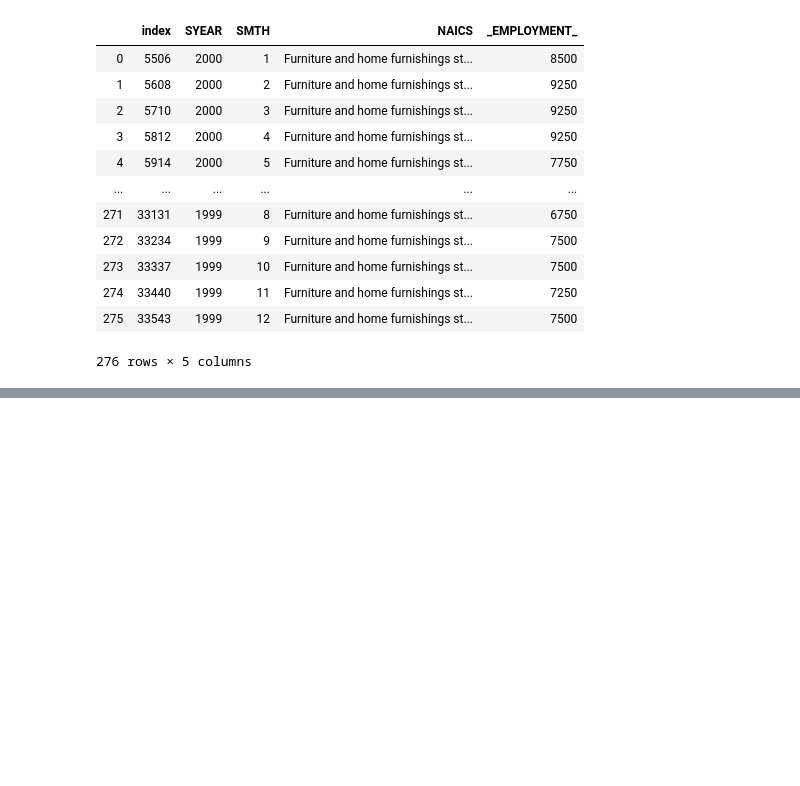
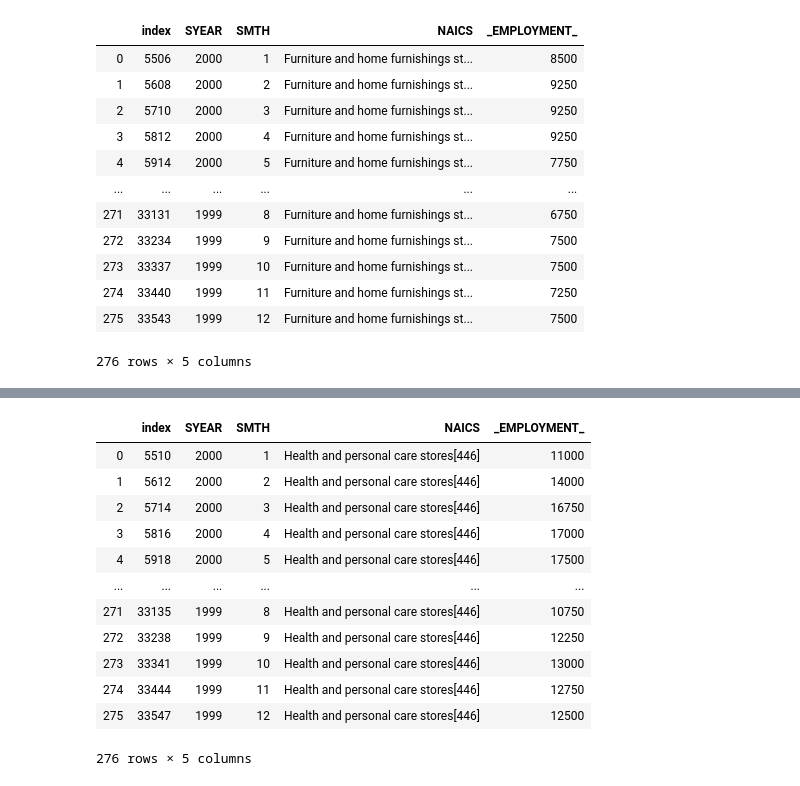
Before and after one commit to Hotlynn2/SERIES-ANALYSIS-OF-NAICS, a Jupyter notebook: Time Analysis Series.ipynb, the cells around one changed output, grey strips where cells are left out. Cells and saved outputs as stored; diff of their text form; code cells hidden in the pictures; blank space fills up the shorter version.

```diff
--- a/Time Analysis Series.ipynb
+++ b/Time Analysis Series.ipynb
@@ -1705,0 +1757,17 @@ for_523
+# %%
+Health_and_personal_care_stores = data.loc[data['NAICS'].str.contains('446', na = False)].reset_index()
+Health_and_personal_care_stores
+# %% [output]
+|  | index | SYEAR | SMTH | NAICS | _EMPLOYMENT_ |
+| 0 | 5510 | 2000 | 1 | Health and personal care stores[446] | 11000 |
+| 1 | 5612 | 2000 | 2 | Health and personal care stores[446] | 14000 |
+| 2 | 5714 | 2000 | 3 | Health and personal care stores[446] | 16750 |
+| 3 | 5816 | 2000 | 4 | Health and personal care stores[446] | 17000 |
+| 4 | 5918 | 2000 | 5 | Health and personal care stores[446] | 17500 |
+| ... | ... | ... | ... | ... | ... |
+| 271 | 33135 | 1999 | 8 | Health and personal care stores[446] | 10750 |
+| 272 | 33238 | 1999 | 9 | Health and personal care stores[446] | 12250 |
+| 273 | 33341 | 1999 | 10 | Health and personal care stores[446] | 13000 |
+| 274 | 33444 | 1999 | 11 | Health and personal care stores[446] | 12750 |
+| 275 | 33547 | 1999 | 12 | Health and personal care stores[446] | 12500 |
+276 rows × 5 columns
```
Also changed, not shown: parts of 12 cells of this notebook.
